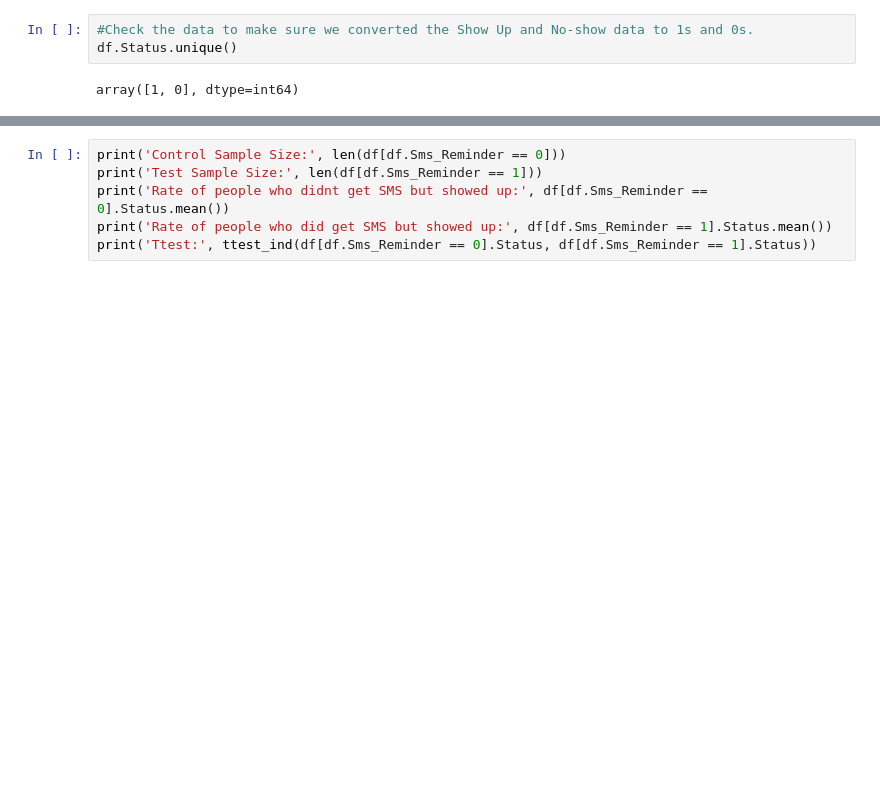
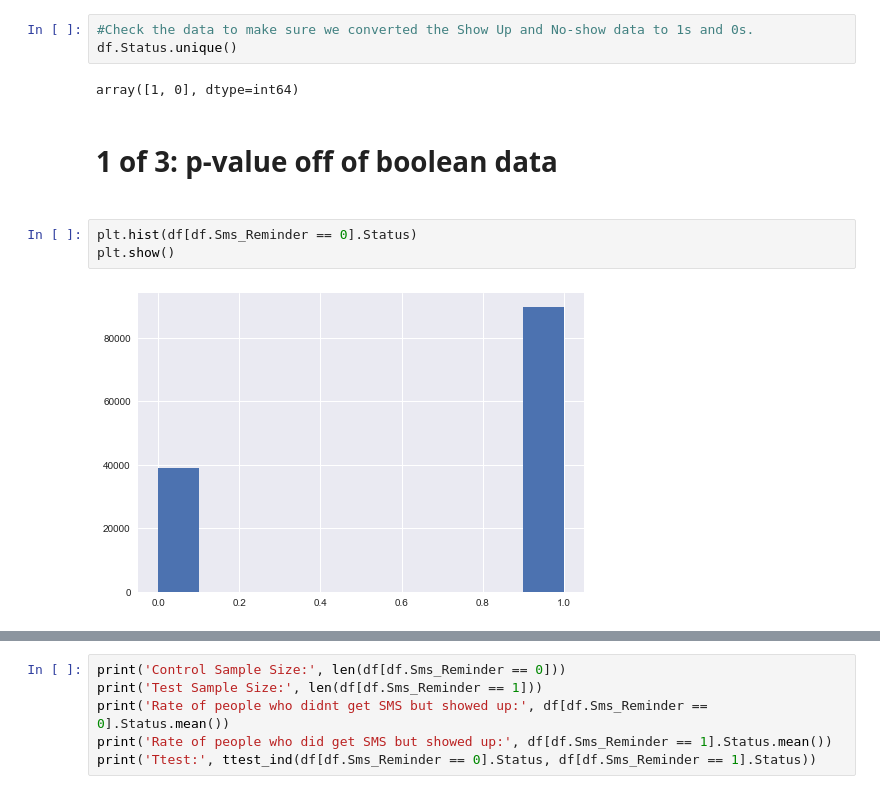
Before and after one commit to gurkpet/Thinkful-Lessons, a Jupyter notebook: Thinkful 1.5.1 - Narrative Analytics Capstone/MedAppointments.ipynb, the cells around one changed output, grey strips where cells are left out. Drawn from its saved outputs; the diff is of its cells as text; blank space fills up the shorter version.

```diff
--- a/Thinkful 1.5.1 - Narrative Analytics Capstone/MedAppointments.ipynb
+++ b/Thinkful 1.5.1 - Narrative Analytics Capstone/MedAppointments.ipynb
@@ -58,3 +58,10 @@ df['Status'] = np.where(df['Status']=='Show-Up', 1, 0)
 df.Status.unique()
 # %% [output]
 array([1, 0], dtype=int64)
+# %% [markdown]
+<h1> 1 of 3: p-value off of boolean data<h1>
+# %%
+plt.hist(df[df.Sms_Reminder == 0].Status)
+plt.show()
+# %% [output]
+[figure, added]
```
Also changed, not shown: parts of 10 cells of this notebook.
